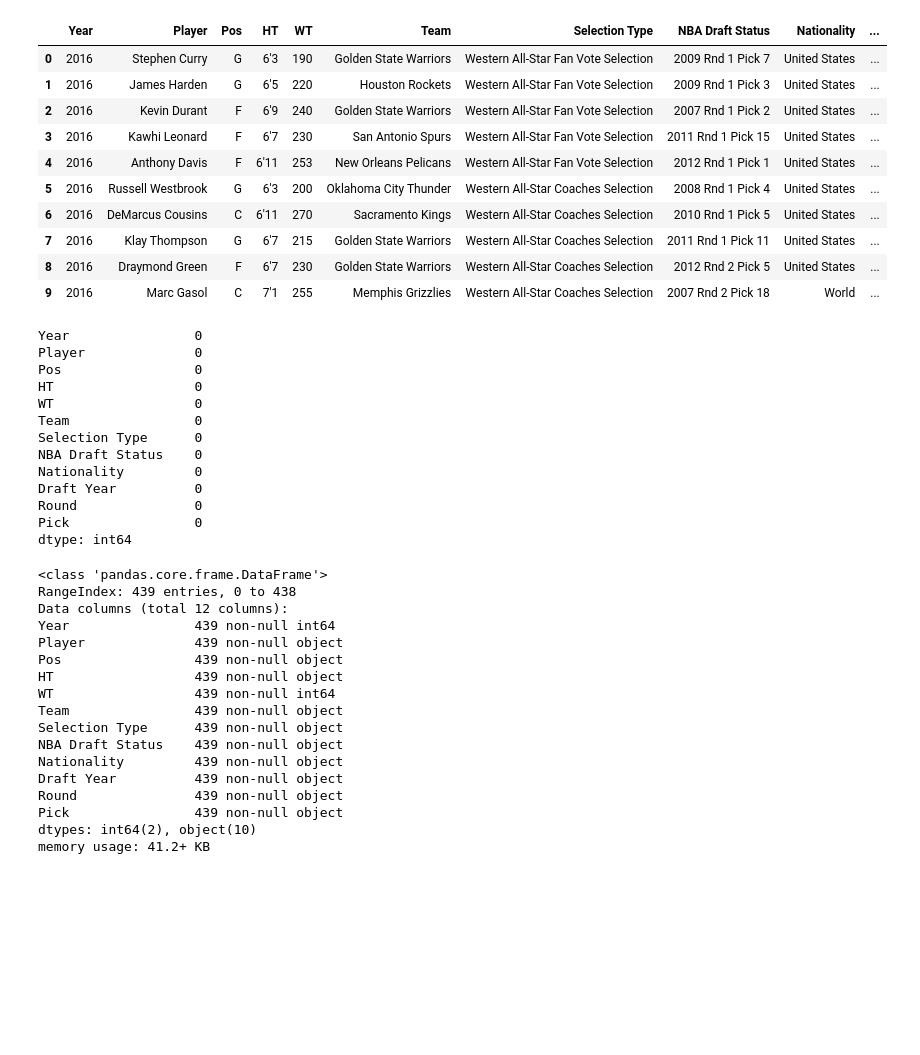
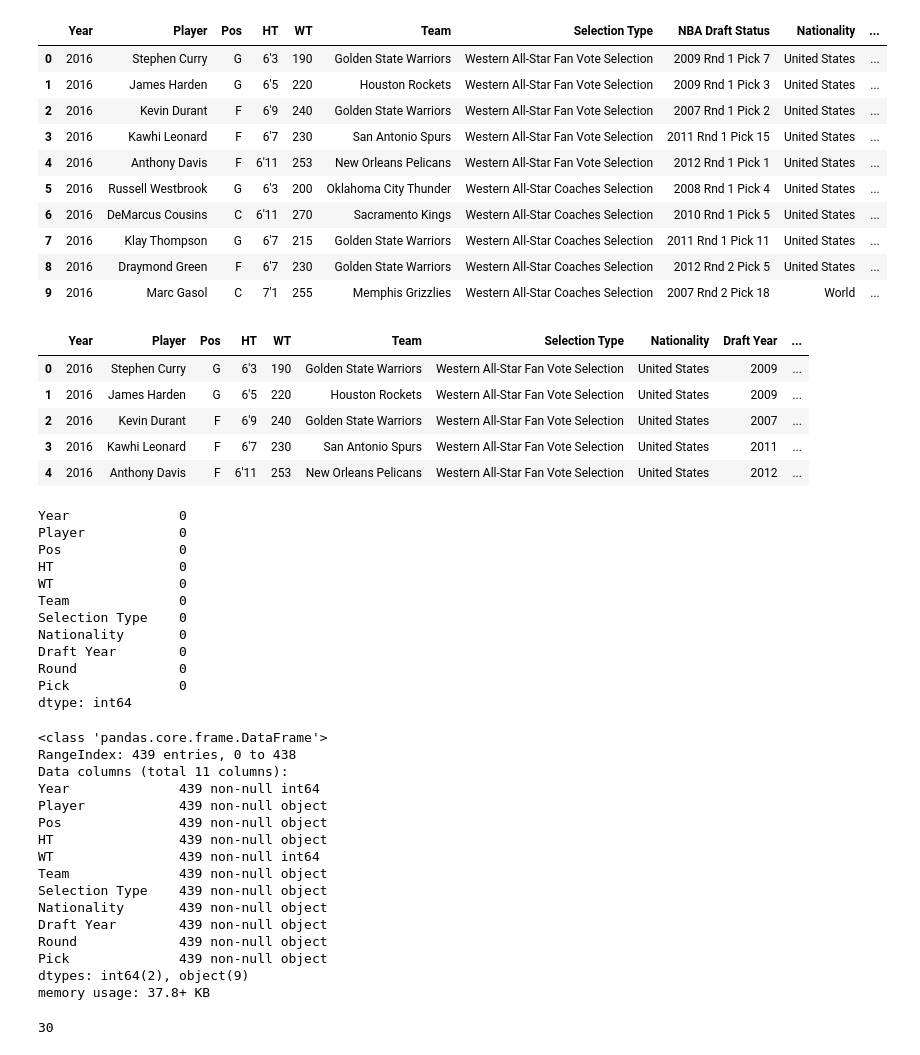
Before and after one commit to aclao89/NBA_All_Stars, a Jupyter notebook: Data Exploration for NBA All Star Games .ipynb, the cells around one changed output. Saved outputs shown, nothing was run; the diff lists cells and outputs as text; code cells hidden in the pictures; blank space fills up the shorter version.

```diff
--- a/Data Exploration for NBA All Star Games .ipynb
+++ b/Data Exploration for NBA All Star Games .ipynb
@@ -206,39 +206,55 @@ nba_clean.head(10)
 | 7 | 2016 | Klay Thompson | G | 6'7 | 215 | Golden State Warriors | Western All-Star Coaches Selection | 2011 Rnd 1 Pick 11 | United States | ... |
 | 8 | 2016 | Draymond Green | F | 6'7 | 230 | Golden State Warriors | Western All-Star Coaches Selection | 2012 Rnd 2 Pick 5 | United States | ... |
 | 9 | 2016 | Marc Gasol | C | 7'1 | 255 | Memphis Grizzlies | Western All-Star Coaches Selection | 2007 Rnd 2 Pick 18 | World | ... |
-# %%
-nba_clean.isnull().sum()
-# %% [output]
-Year                0
-Player              0
-Pos                 0
-HT                  0
-WT                  0
-Team                0
-Selection Type      0
-NBA Draft Status    0
-Nationality         0
-Draft Year          0
-Round               0
-Pick                0
-dtype: int64
+# %%
+#Drop redudant column
+nba_cleaned = nba_clean.drop(['NBA Draft Status'], axis=1)
+
+nba_cleaned.head()
+# %% [output]
+|  | Year | Player | Pos | HT | WT | Team | Selection Type | Nationality | Draft Year | ... |
+| 0 | 2016 | Stephen Curry | G | 6'3 | 190 | Golden State Warriors | Western All-Star Fan Vote Selection | United States | 2009 | ... |
+| 1 | 2016 | James Harden | G | 6'5 | 220 | Houston Rockets | Western All-Star Fan Vote Selection | United States | 2009 | ... |
+| 2 | 2016 | Kevin Durant | F | 6'9 | 240 | Golden State Warriors | Western All-Star Fan Vote Selection | United States | 2007 | ... |
+| 3 | 2016 | Kawhi Leonard | F | 6'7 | 230 | San Antonio Spurs | Western All-Star Fan Vote Selection | United States | 2011 | ... |
+| 4 | 2016 | Anthony Davis | F | 6'11 | 253 | New Orleans Pelicans | Western All-Star Fan Vote Selection | United States | 2012 | ... |
+# %%
+#Check to enure no data was lost in cleaning
+nba_cleaned.isnull().sum()
+# %% [output]
+Year              0
+Player            0
+Pos               0
+HT                0
+WT                0
+Team              0
+Selection Type    0
+Nationality       0
+Draft Year        0
+Round             0
+Pick              0
+dtype: int64
 # %%
-nba_clean.info()
+nba_cleaned.info()
 # %% [output]
 <class 'pandas.core.frame.DataFrame'>
 RangeIndex: 439 entries, 0 to 438
-Data columns (total 12 columns):
-Year                439 non-null int64
-Player              439 non-null object
-Pos                 439 non-null object
-HT                  439 non-null object
-WT                  439 non-null int64
-Team                439 non-null object
-Selection Type      439 non-null object
-NBA Draft Status    439 non-null object
-Nationality         439 non-null object
-Draft Year          439 non-null object
-Round               439 non-null object
-Pick                439 non-null object
-dtypes: int64(2), object(10)
-memory usage: 41.2+ KB
+Data columns (total 11 columns):
+Year              439 non-null int64
+Player            439 non-null object
+Pos               439 non-null object
+HT                439 non-null object
+WT                439 non-null int64
+Team              439 non-null object
+Selection Type    439 non-null object
+Nationality       439 non-null object
+Draft Year        439 non-null object
+Round             439 non-null object
+Pick              439 non-null object
+dtypes: int64(2), object(9)
+memory usage: 37.8+ KB
+# %%
+#Check if all 30 NBA teams have participated in the All Star Games from 2000-2016
+nba_cleaned['Team'].nunique()
+# %% [output]
+30
```
Also changed, not shown: parts of 4 cells of this notebook.
